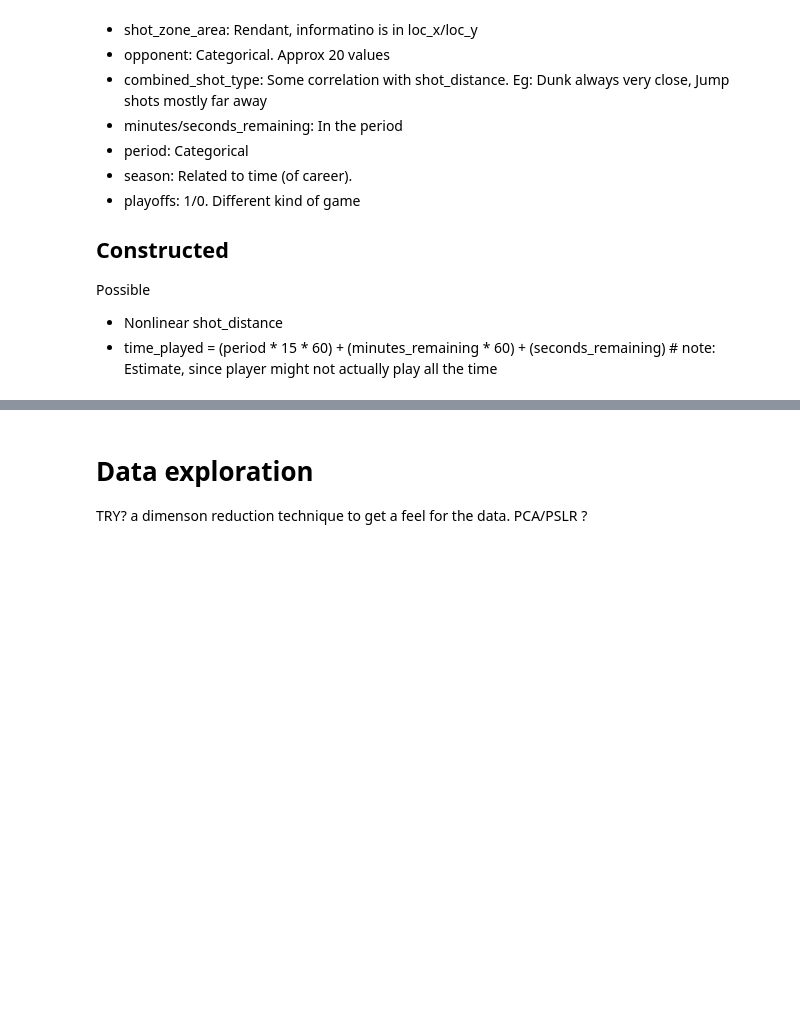
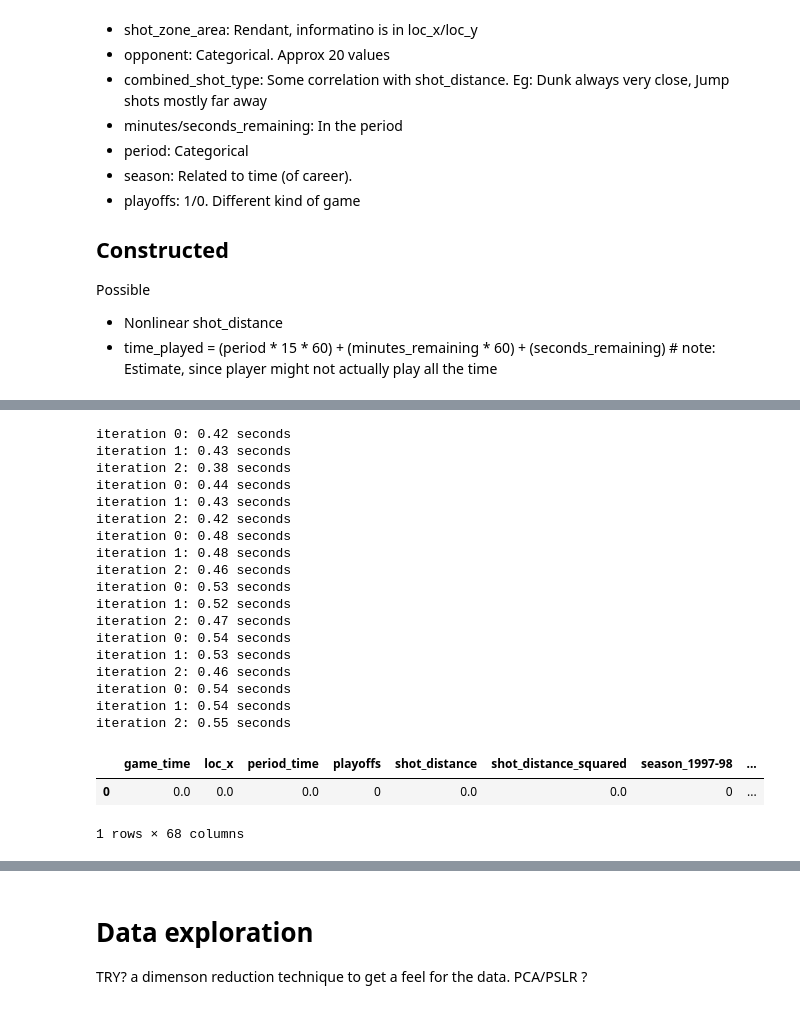
Before and after one commit to jonnor/datascience-master, a Jupyter notebook: dat200/assigment2/Basketball.ipynb, the cells around one changed output, grey strips where cells are left out. Saved outputs shown, nothing was run; the diff lists cells and outputs as text; code cells hidden in the pictures; blank space fills up the shorter version.

Commit message:
dat200: Proper feature encoding with Pandas

```diff
--- a/dat200/assigment2/Basketball.ipynb
+++ b/dat200/assigment2/Basketball.ipynb
@@ -186,3 +109,78 @@ iteration 2: 4.19 seconds
+# %%
+def scale_series(series):
+    d = series.values.astype(float).reshape(1, -1)
+    return StandardScaler().fit_transform(d)[0,:]
+
+class FeatureEncoder():
+
+    def __init__(self):
+        pass
+
+    def transform(self, data):
+        period_mins = 15
+        period_time = (data['minutes_remaining'] * 60) + (data['seconds_remaining'])
+        game_time = (data['period']*period_mins*60)
+
+        shot_distance_squared = data['shot_distance'] * data['shot_distance']
+        # could calculate angle from loc_x/y
+
+        features = pandas.DataFrame({
+            'shot_type': data['combined_shot_type'].astype('category'),
+            'season': data['season'].astype('category'),
+            'opponent': data['opponent'].astype('category'),
+            'playoffs': data['playoffs'].astype('category'),
+
+            'game_time': scale_series(game_time),
+            'period_time': scale_series(period_time),
+            'period': data['period'].astype('category'),
+
+            'loc_x': scale_series(data['loc_x']),
+            'shot_distance': scale_series(data['shot_distance']),
+            'shot_distance_squared': scale_series(shot_distance_squared),
+        })
+
+        categorical = set(['shot_type', 'period', 'season', 'opponent'])
+        #selected =
+
+        d = pandas.get_dummies(features, columns=list(categorical), drop_first=True)
+        return d
+
+
+encoder = FeatureEncoder()
+usage_set = preprocessed[preprocessed['shot_made_flag'].notnull()]
+
+encoded = encoder.transform(usage_set)
+X = encoded
+Y = usage_set['shot_made_flag'].astype(numpy.bool)
+
+def get_model(**params):
+    params['dual'] = False # 10x faster
+    return LinearSVC(**params)
+
+best_model, r = grid_search(get_model, { 'C': [0.01, 0.1, 1.0, 10.0, 100.0, 1000.0] }, X, Y, splits=3)
+encoded[:1]
+# %% [output]
+iteration 0: 0.42 seconds
+iteration 1: 0.43 seconds
+iteration 2: 0.38 seconds
+iteration 0: 0.44 seconds
+iteration 1: 0.43 seconds
+iteration 2: 0.42 seconds
+iteration 0: 0.48 seconds
+iteration 1: 0.48 seconds
+iteration 2: 0.46 seconds
+iteration 0: 0.53 seconds
+iteration 1: 0.52 seconds
+iteration 2: 0.47 seconds
+iteration 0: 0.54 seconds
+iteration 1: 0.53 seconds
+iteration 2: 0.46 seconds
+iteration 0: 0.54 seconds
+iteration 1: 0.54 seconds
+iteration 2: 0.55 seconds
+|  | game_time | loc_x | period_time | playoffs | shot_distance | shot_distance_squared | season_1997-98 | ... |
+| 0 | 0.0 | 0.0 | 0.0 | 0 | 0.0 | 0.0 | 0 | ... |
+1 rows × 68 columns
 # %%
 def plot_results(res):
     training = map(lambda r: r['training_accuracy'], res)
```
Also changed, not shown: parts of 11 cells of this notebook, 1 other file.
